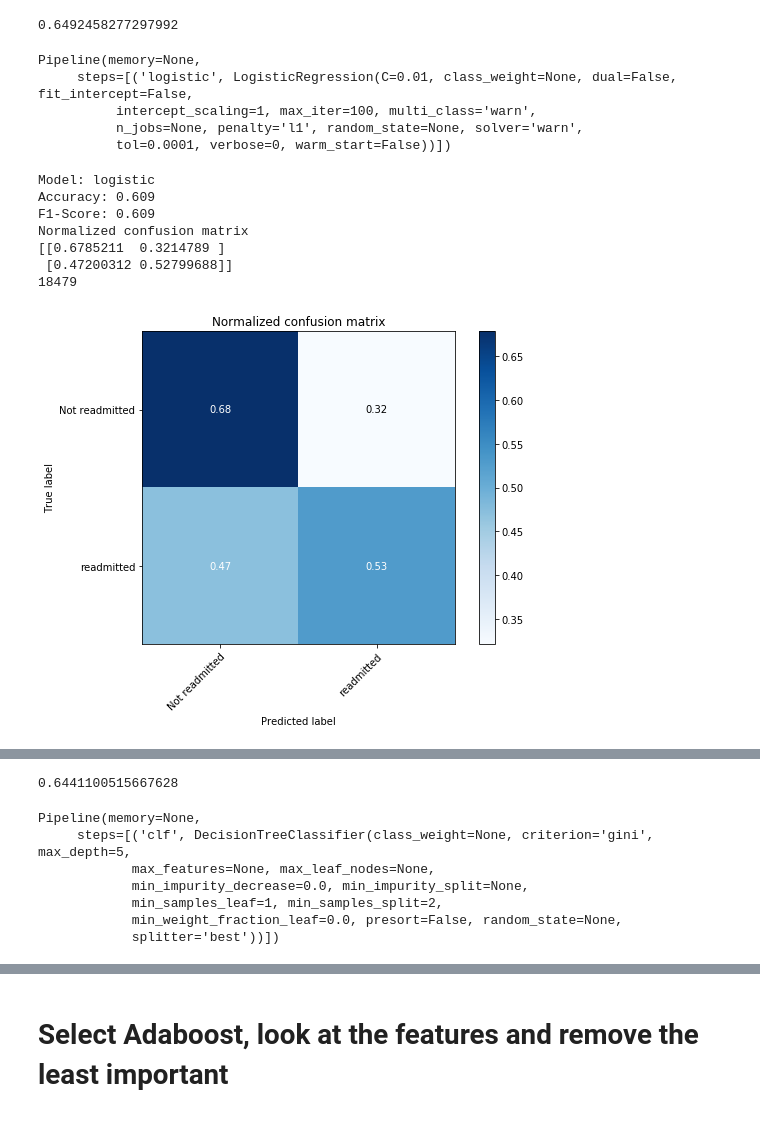
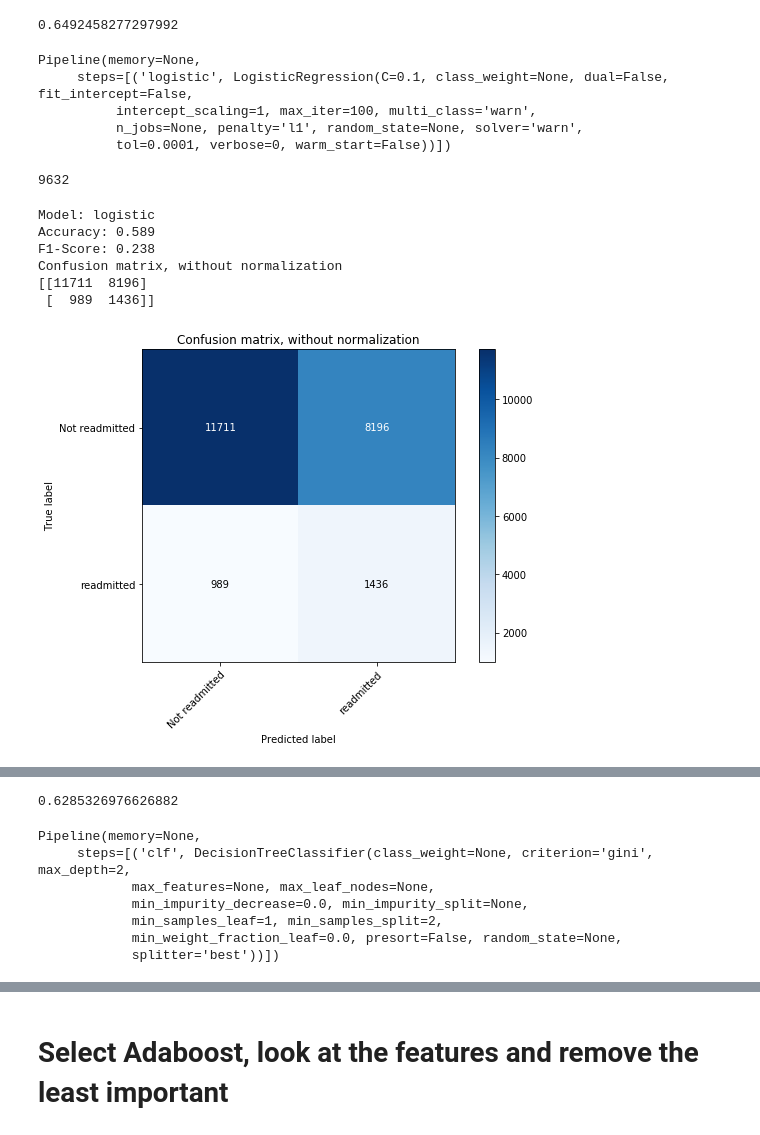
Before and after one commit to angelmanzur/Diabetes_130Hospitals, a Jupyter notebook: Diabetes_Inspection.ipynb, the cells around one changed output, grey strips where cells are left out. Drawn from its saved outputs; the diff is of its cells as text; code cells hidden in the pictures.

```diff
--- a/Diabetes_Inspection.ipynb
+++ b/Diabetes_Inspection.ipynb
@@ -731,8 +713,8 @@ Confusion matrix, without normalization
 # %% [markdown]
 # Let's cut out some outliers
 # %%
-diagnosis_df.readmitted
-diagnosis_df.readmitted = np.where(diagnosis_df.readmitted>0, 1, 0)
+# diagnosis_df.readmitted
+# diagnosis_df.readmitted = np.where(diagnosis_df.readmitted>0, 1, 0)
 # %%
 diagnosis_df.plot(kind="scatter", x="LAE_index", y="total_visits", alpha=0.7,
     label="LAE Index", figsize=(10,7),
@@ -834,7 +807,8 @@ diagnosis2_df.head()
 # %%
 X = diagnosis2_df.drop('readmitted',axis=1)
 y = diagnosis2_df['readmitted']
-
+# only predict <30 days
+y = np.where(y==2, 0, y)
 X_train, X_test, y_train, y_test = scale_train_test_split(X,y)
 # %%
 models, model_names = train_model(X_train, y_train)
@@ -960,23 +939,27 @@ Normalized confusion matrix
 log_grid.best_estimator_
 # %% [output]
 Pipeline(memory=None,
-     steps=[('logistic', LogisticRegression(C=0.01, class_weight=None, dual=False, fit_intercept=False,
+     steps=[('logistic', LogisticRegression(C=0.1, class_weight=None, dual=False, fit_intercept=False,
           intercept_scaling=1, max_iter=100, multi_class='warn',
           n_jobs=None, penalty='l1', random_state=None, solver='warn',
           tol=0.0001, verbose=0, warm_start=False))])
+# %%
+y_test_pred = log_grid.best_estimator_.predict(X_test)
+y_test_pred.sum()
+# %% [output]
+9632
 # %%
 
 y_test_pred = log_grid.best_estimator_.predict(X_test)
 display_acc_and_f1_score(y_test, y_test_pred, 'logistic')
-plot_confusion_matrix(y_test, y_test_pred,classes,cmap=plt.cm.Blues, normalize=True)
+plot_confusion_matrix(y_test, y_test_pred,classes,cmap=plt.cm.Blues, normalize=False)
 fig = plt.figure(figsize=(6,6))
 roc_auc(log_grid.best_estimator_.predict_proba(X_test)[:,1], y_test)
 # %% [output]
 Model: logistic
-Accuracy: 0.609
-F1-Score: 0.609
-Normalized confusion matrix
-[[0.6785211  0.3214789 ]
- [0.47200312 0.52799688]]
-18479
+Accuracy: 0.589
+F1-Score: 0.238
+Confusion matrix, without normalization
+[[11711  8196]
+ [  989  1436]]
-[figure, old version]
+[figure, new version]
@@ -984,9 +967,9 @@ Normalized confusion matrix
-0.6441100515667628
+0.6285326976626882
 # %%
 tree_grid.best_estimator_
 # %% [output]
 Pipeline(memory=None,
-     steps=[('clf', DecisionTreeClassifier(class_weight=None, criterion='gini', max_depth=5,
+     steps=[('clf', DecisionTreeClassifier(class_weight=None, criterion='gini', max_depth=2,
             max_features=None, max_leaf_nodes=None,
             min_impurity_decrease=0.0, min_impurity_split=None,
             min_samples_leaf=1, min_samples_split=2,
```
Also changed, not shown: parts of 44 cells of this notebook, 2 other files.
